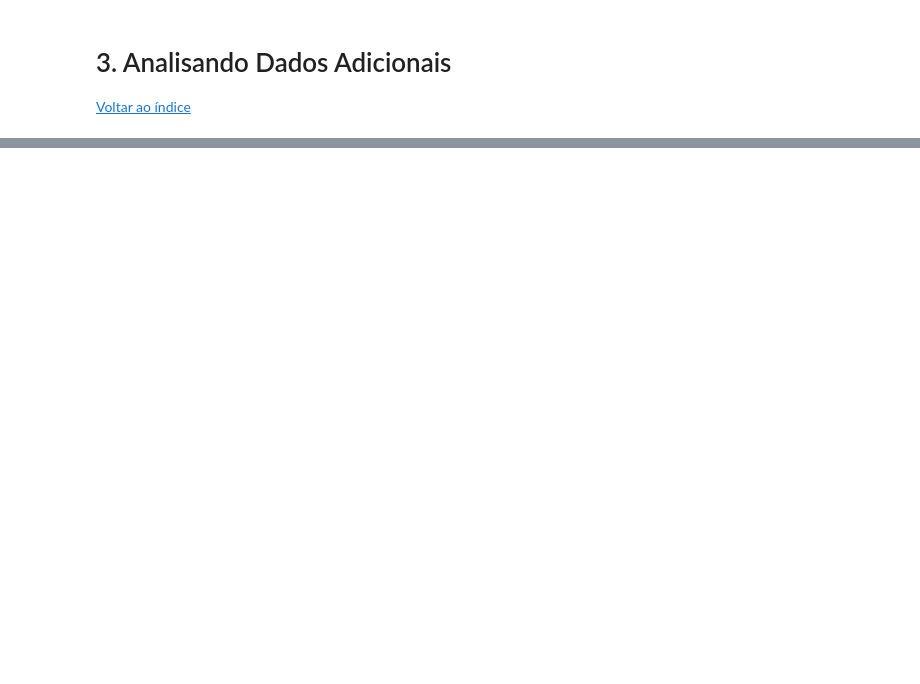
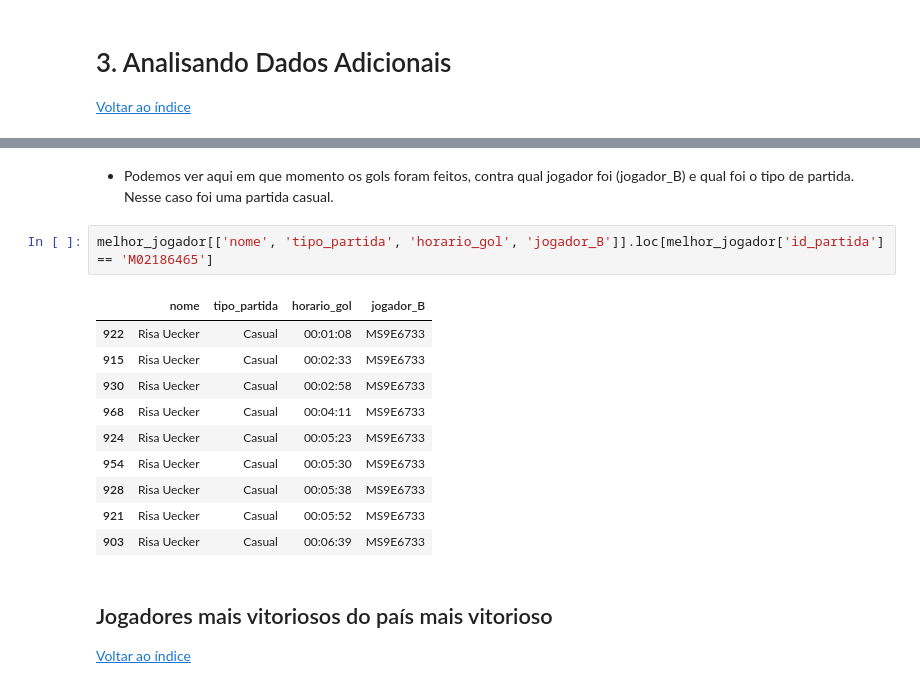
Before and after one commit to ArakakiB/Classificando_jogadores_por_nivel, a Jupyter notebook: Classificando_jogadores_por_nivel.ipynb, the cells around one changed output, grey strips where cells are left out. Cells and saved outputs as stored; diff of their text form; blank space fills up the shorter version.

```diff
--- a/Classificando_jogadores_por_nivel.ipynb
+++ b/Classificando_jogadores_por_nivel.ipynb
@@ -973,0 +1164,19 @@ fig.show()
+# %% [markdown]
+* Podemos ver aqui em que momento os gols foram feitos, contra qual jogador foi (jogador_B) e qual foi o tipo de partida. Nesse caso foi uma partida casual.
+# %%
+melhor_jogador[['nome', 'tipo_partida', 'horario_gol', 'jogador_B']].loc[melhor_jogador['id_partida'] == 'M02186465']
+# %% [output]
+|  | nome | tipo_partida | horario_gol | jogador_B |
+| 922 | Risa Uecker | Casual | 00:01:08 | MS9E6733 |
+| 915 | Risa Uecker | Casual | 00:02:33 | MS9E6733 |
+| 930 | Risa Uecker | Casual | 00:02:58 | MS9E6733 |
+| 968 | Risa Uecker | Casual | 00:04:11 | MS9E6733 |
+| 924 | Risa Uecker | Casual | 00:05:23 | MS9E6733 |
+| 954 | Risa Uecker | Casual | 00:05:30 | MS9E6733 |
+| 928 | Risa Uecker | Casual | 00:05:38 | MS9E6733 |
+| 921 | Risa Uecker | Casual | 00:05:52 | MS9E6733 |
+| 903 | Risa Uecker | Casual | 00:06:39 | MS9E6733 |
+# %% [markdown]
+<a name="MYANMAR"></a>
+<h2>Jogadores mais vitoriosos do país mais vitorioso</h2>
+<a href='#TOPO'>Voltar ao índice</a>
```
Also changed, not shown: parts of 46 cells of this notebook.
